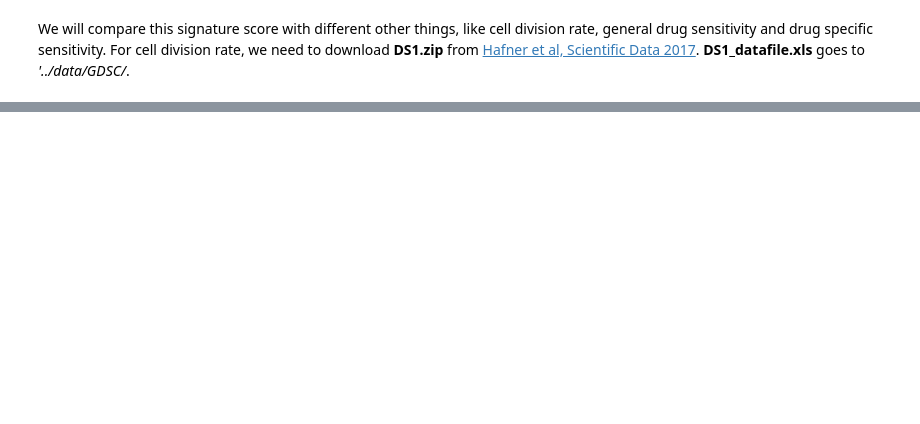
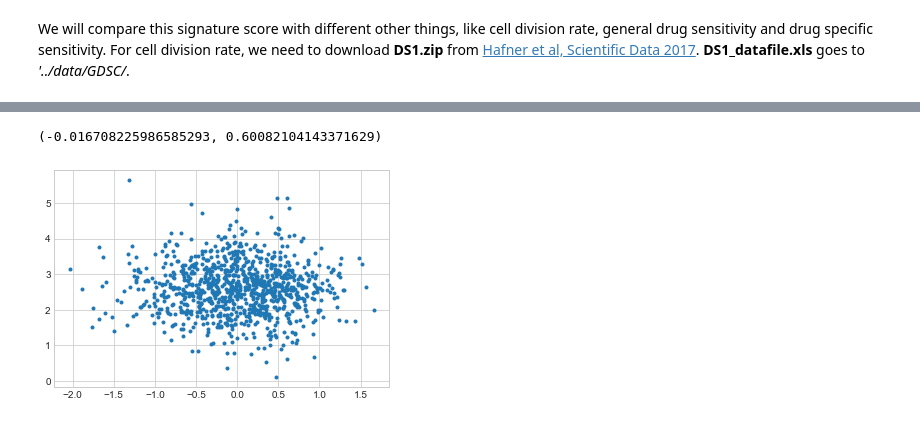
Before and after one commit to bence-szalai/Cell-death-signatures, a Jupyter notebook: code/cell_death_3_functional_analysis.ipynb, the cells around one changed output, grey strips where cells are left out. Cells and saved outputs as stored; diff of their text form; code cells hidden in the pictures; blank space fills up the shorter version.

```diff
--- a/code/cell_death_3_functional_analysis.ipynb
+++ b/code/cell_death_3_functional_analysis.ipynb
@@ -258,0 +379,6 @@ growth.index=cell_anno['COSMIC identifier'].astype(int).astype(str)
+# %%
+scores['COSMIC']=scores['COSMIC'].astype(int).astype(str)
+scores=scores.drop_duplicates('COSMIC')
+scores.index=scores['COSMIC']
+scores=pd.DataFrame(scores['Signature_score'])
+scores.head()
@@ -258,0 +393,2 @@ growth.index=cell_anno['COSMIC identifier'].astype(int).astype(str)
+# %%
+drug_response=pd.read_excel('../data/GDSC/v17.3_fitted_dose_response.xlsx')
@@ -258,0 +408,5 @@ growth.index=cell_anno['COSMIC identifier'].astype(int).astype(str)
+# %%
+drug_response_gb=drug_response[['COSMIC_ID','LN_IC50','AUC']]
+# %%
+median_response=drug_response_gb.groupby('COSMIC_ID').median()
+median_response.index=median_response.index.astype(str)
@@ -258,0 +415,7 @@ growth.index=cell_anno['COSMIC identifier'].astype(int).astype(str)
+# %%
+cells=list(set(scores.index)&set(median_response.index))
+plt.plot(scores.loc[cells,'Signature_score'],median_response.loc[cells,'LN_IC50'],'.')
+pcor(scores.loc[cells,'Signature_score'],median_response.loc[cells,'LN_IC50'])
+# %% [output]
+(-0.016708225986585293, 0.60082104143371629)
+[figure, added]
```
Also changed, not shown: parts of 47 cells of this notebook, 4 other files.
